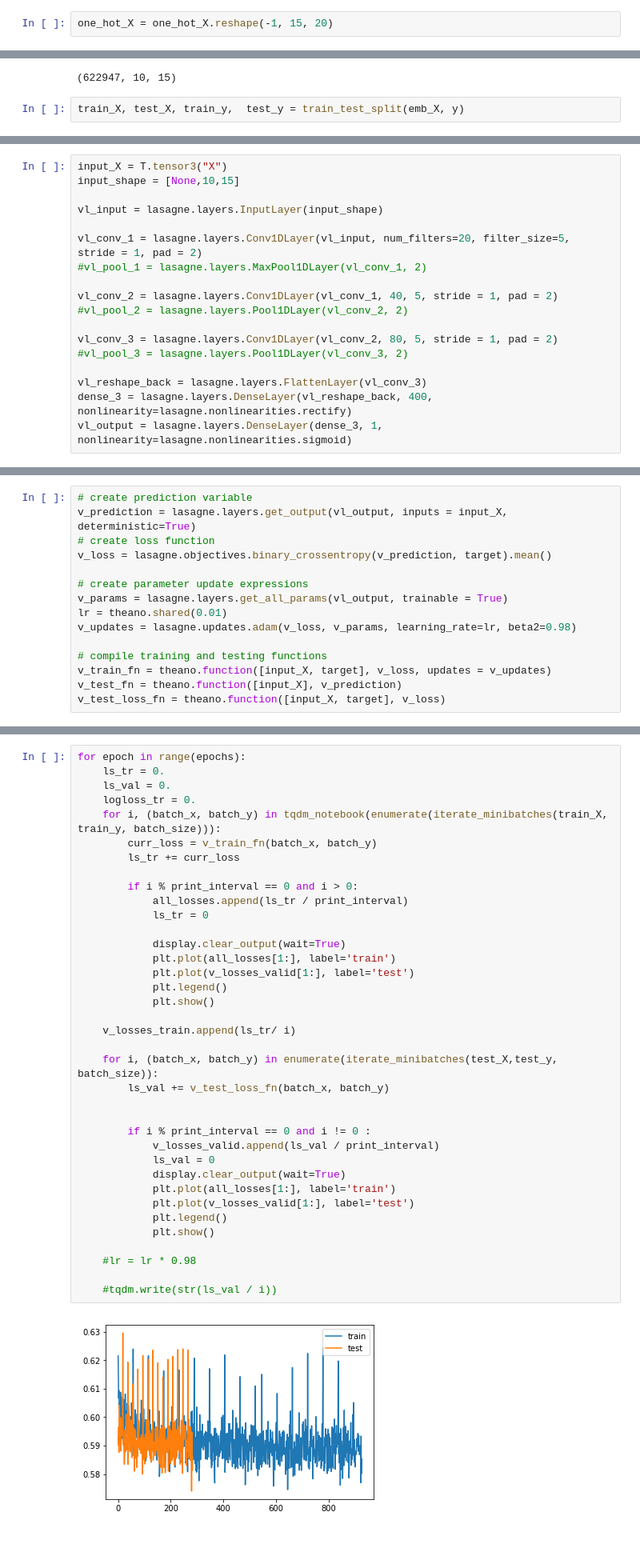
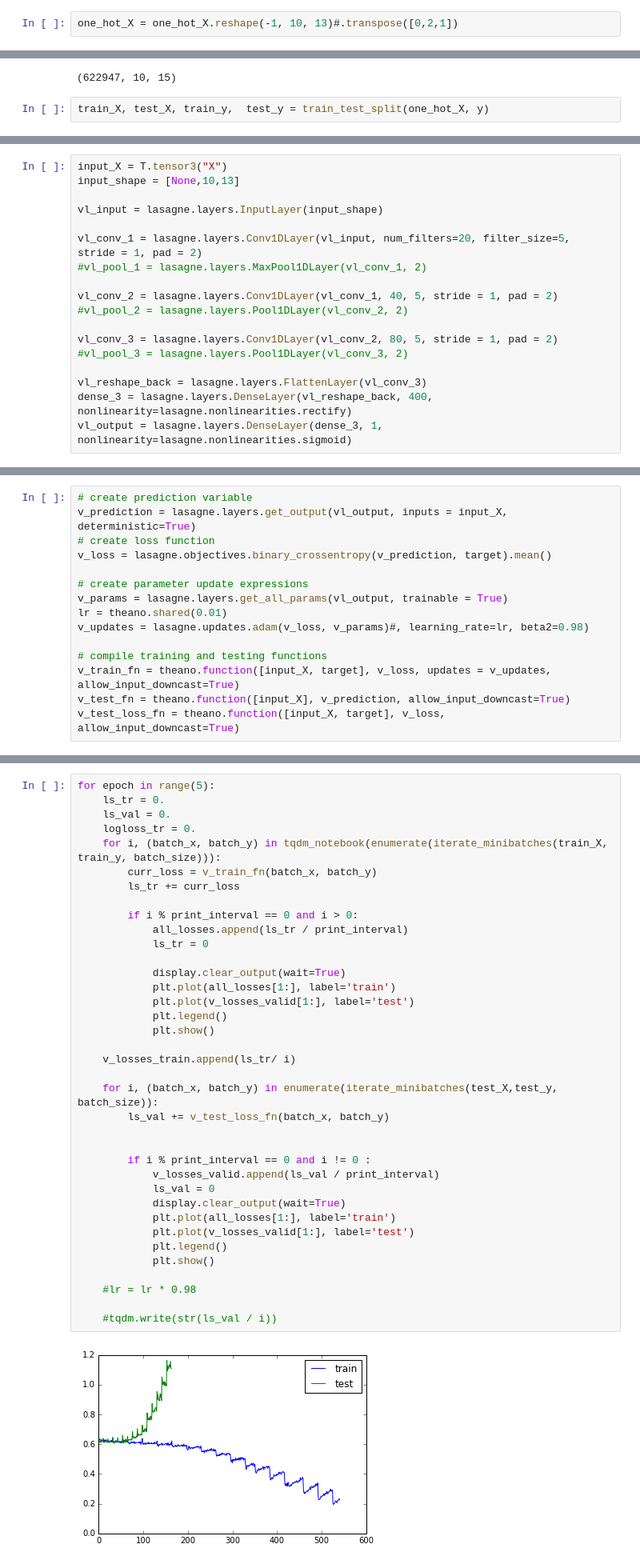
Before and after one commit to rykachevskiy/t-killer-or-t-helper, a Jupyter notebook: Conv Classifier.ipynb, the cells around one changed output, grey strips where cells are left out. Shown at 80% size. Saved outputs shown, nothing was run; the diff lists cells and outputs as text; blank space fills up the shorter version.

```diff
--- a/Conv Classifier.ipynb
+++ b/Conv Classifier.ipynb
@@ -33,2 +39,2 @@ kidera = pd.DataFrame(list(map(lambda x: x.split(","), "A,-1.56,-1.67,-0.97,-0.2
 # %%
-one_hot_X = one_hot_X.reshape(-1, 15, 20)
+one_hot_X = one_hot_X.reshape(-1, 10, 13)#.transpose([0,2,1])
@@ -52,7 +64,7 @@ emb_X.shape
 # %% [output]
 (622947, 10, 15)
 # %%
-train_X, test_X, train_y,  test_y = train_test_split(emb_X, y)
+train_X, test_X, train_y,  test_y = train_test_split(one_hot_X, y)
 # %%
 #FC net overfits
 
@@ -67,7 +79,7 @@ dense_3 = lasagne.layers.DenseLayer(dense_2, 300, nonlinearity=lasagne.nonlinear
 vl_output = lasagne.layers.DenseLayer(dense_3, 1, nonlinearity=lasagne.nonlinearities.sigmoid)
 # %%
 input_X = T.tensor3("X")
-input_shape = [None,10,15]
+input_shape = [None,10,13]
 
 vl_input = lasagne.layers.InputLayer(input_shape)
 
@@ -111,12 +123,12 @@ v_loss = lasagne.objectives.binary_crossentropy(v_prediction, target).mean()
 # create parameter update expressions
 v_params = lasagne.layers.get_all_params(vl_output, trainable = True)
 lr = theano.shared(0.01)
-v_updates = lasagne.updates.adam(v_loss, v_params, learning_rate=lr, beta2=0.98)
+v_updates = lasagne.updates.adam(v_loss, v_params)#, learning_rate=lr, beta2=0.98)
 
 # compile training and testing functions
-v_train_fn = theano.function([input_X, target], v_loss, updates = v_updates)
-v_test_fn = theano.function([input_X], v_prediction)
-v_test_loss_fn = theano.function([input_X, target], v_loss)
+v_train_fn = theano.function([input_X, target], v_loss, updates = v_updates, allow_input_downcast=True)
+v_test_fn = theano.function([input_X], v_prediction, allow_input_downcast=True)
+v_test_loss_fn = theano.function([input_X, target], v_loss, allow_input_downcast=True)
 # %%
 def iterate_minibatches(inputs, y, batchsize, shuffle=True):
     if shuffle:
@@ -138,7 +150,7 @@ v_losses_valid = []
 batch_size = 400
 print_interval = 20
 # %%
-for epoch in range(epochs):
+for epoch in range(5):
     ls_tr = 0.
     ls_val = 0.
     logloss_tr = 0.
@@ -148,34 +160,34 @@ for epoch in range(epochs):
 
         if i % print_interval == 0 and i > 0:
             all_losses.append(ls_tr / print_interval)
             ls_tr = 0
 
             display.clear_output(wait=True)
             plt.plot(all_losses[1:], label='train')
             plt.plot(v_losses_valid[1:], label='test')
             plt.legend()
             plt.show()
 
     v_losses_train.append(ls_tr/ i)
 
     for i, (batch_x, batch_y) in enumerate(iterate_minibatches(test_X,test_y, batch_size)):
         ls_val += v_test_loss_fn(batch_x, batch_y)
 
 
         if i % print_interval == 0 and i != 0 :
             v_losses_valid.append(ls_val / print_interval)
             ls_val = 0
             display.clear_output(wait=True)
             plt.plot(all_losses[1:], label='train')
             plt.plot(v_losses_valid[1:], label='test')
             plt.legend()
             plt.show()
 
     #lr = lr * 0.98
 
     #tqdm.write(str(ls_val / i))
 # %% [output]
-[figure, old version]
+[figure, new version]
 KeyboardInterrupt:
 # %%
 lr =
```
Also changed, not shown: parts of 27 cells of this notebook, 3 other files.
